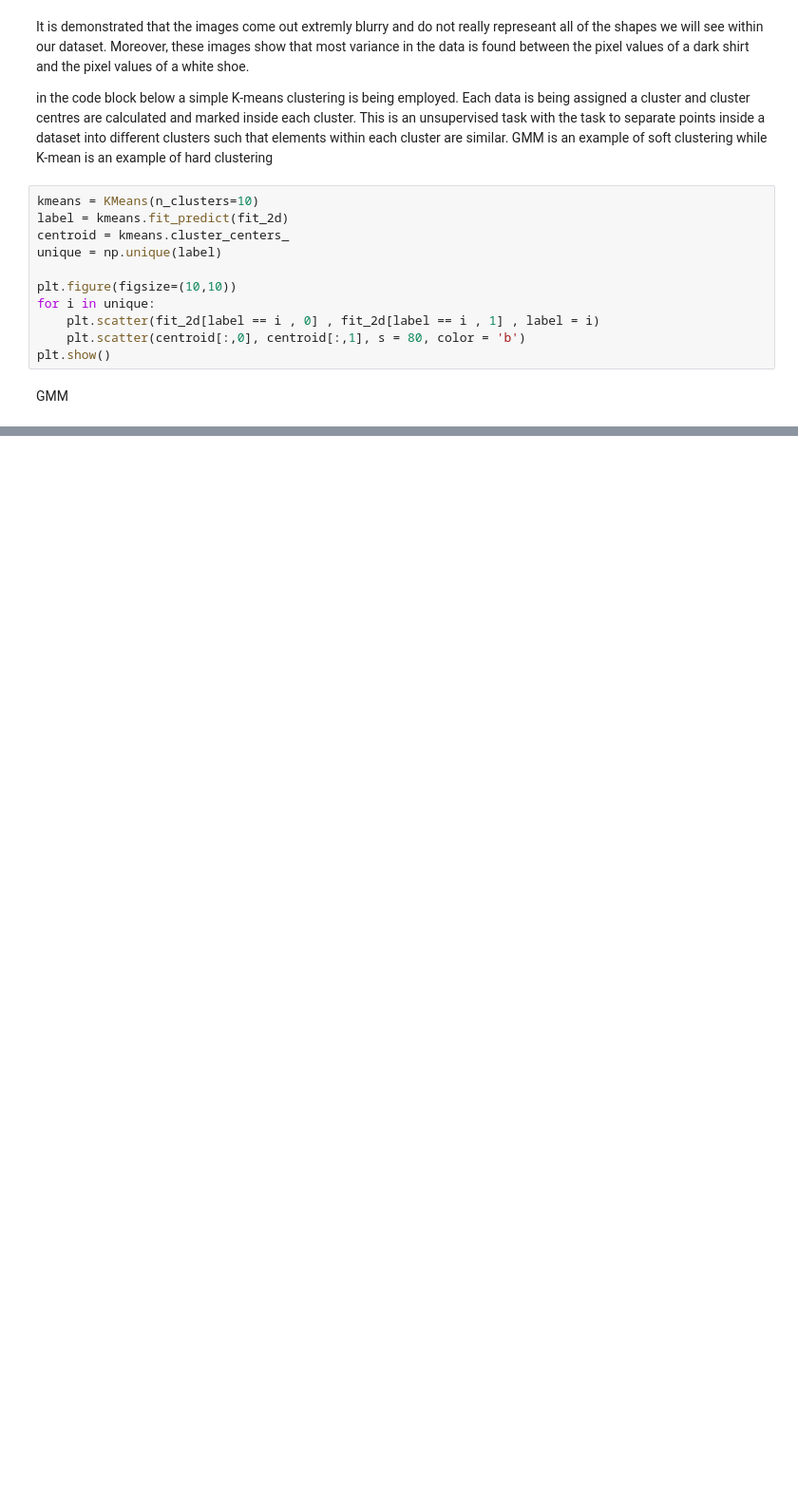
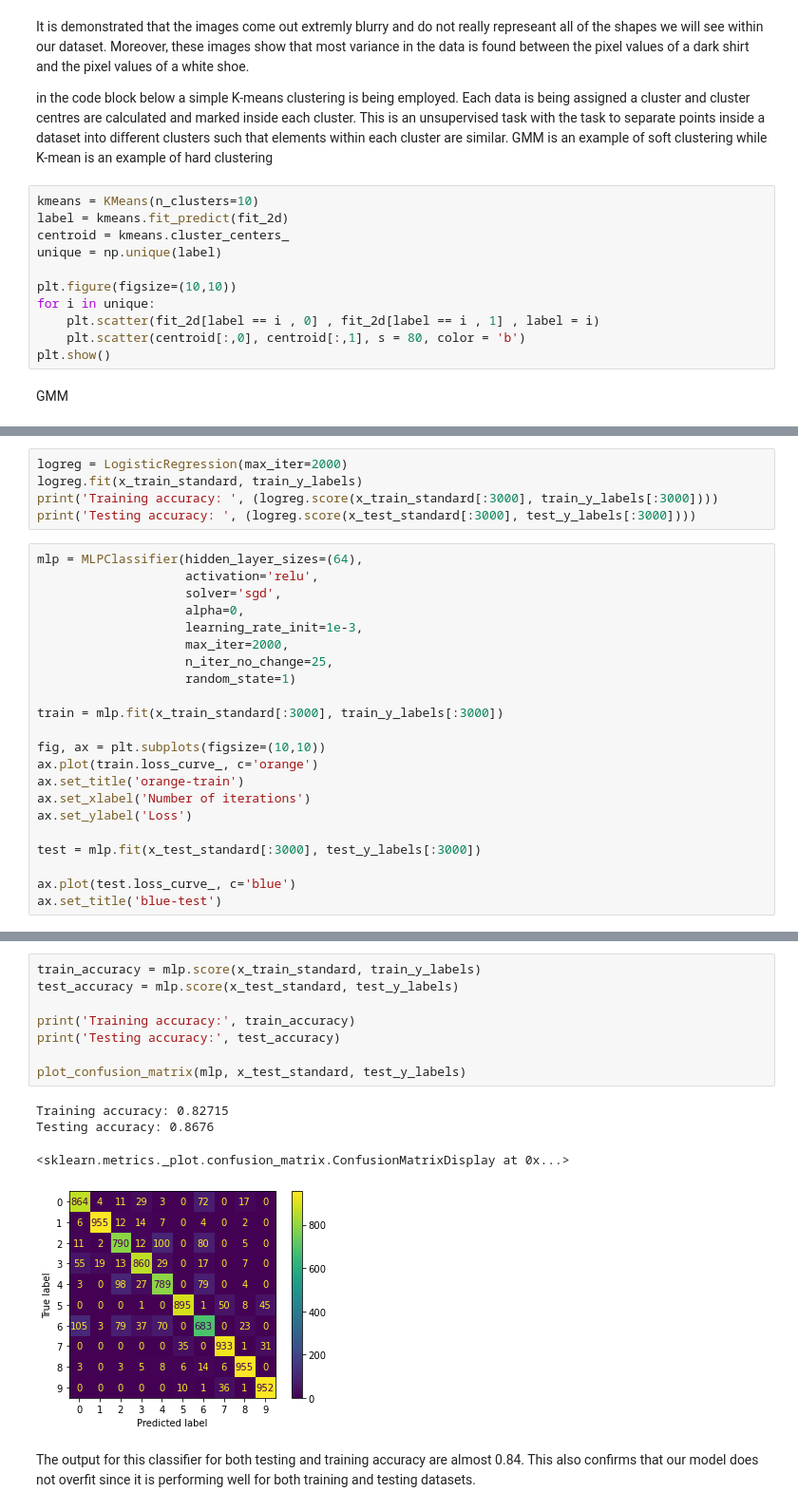
Before and after one commit to RadShiadeh/MLCW, a Jupyter notebook: cw.ipynb, the cells around one changed output, grey strips where cells are left out. Shown at 95% size. Drawn from its saved outputs; the diff is of its cells as text; blank space fills up the shorter version.

```diff
--- a/cw.ipynb
+++ b/cw.ipynb
@@ -209,0 +245,27 @@ The cluster centroid are consistant with the K-means clustering. It remains to b
+# %%
+logreg = LogisticRegression(max_iter=2000)
+logreg.fit(x_train_standard, train_y_labels)
+print('Training accuracy: ', (logreg.score(x_train_standard[:3000], train_y_labels[:3000])))
+print('Testing accuracy: ', (logreg.score(x_test_standard[:3000], test_y_labels[:3000])))
+# %%
+mlp = MLPClassifier(hidden_layer_sizes=(64),
+                    activation='relu',
+                    solver='sgd',
+                    alpha=0,
+                    learning_rate_init=1e-3,
+                    max_iter=2000,
+                    n_iter_no_change=25,
+                    random_state=1)
+
+train = mlp.fit(x_train_standard[:3000], train_y_labels[:3000])
+
+fig, ax = plt.subplots(figsize=(10,10))
+ax.plot(train.loss_curve_, c='orange')
+ax.set_title('orange-train')
+ax.set_xlabel('Number of iterations')
+ax.set_ylabel('Loss')
+
+test = mlp.fit(x_test_standard[:3000], test_y_labels[:3000])
+
+ax.plot(test.loss_curve_, c='blue')
+ax.set_title('blue-test')
@@ -209,0 +274,15 @@ The cluster centroid are consistant with the K-means clustering. It remains to b
+# %%
+train_accuracy = mlp.score(x_train_standard, train_y_labels)
+test_accuracy = mlp.score(x_test_standard, test_y_labels)
+
+print('Training accuracy:', train_accuracy)
+print('Testing accuracy:', test_accuracy)
+
+plot_confusion_matrix(mlp, x_test_standard, test_y_labels)
+# %% [output]
+Training accuracy: 0.82715
+Testing accuracy: 0.8676
+<sklearn.metrics._plot.confusion_matrix.ConfusionMatrixDisplay at 0x...>
+[figure, added]
+# %% [markdown]
+The output for this classifier for both testing and training accuracy are almost 0.84. This also confirms that our model does not overfit since it is performing well for both training and testing datasets.
```
Also changed, not shown: parts of 15 cells of this notebook.
